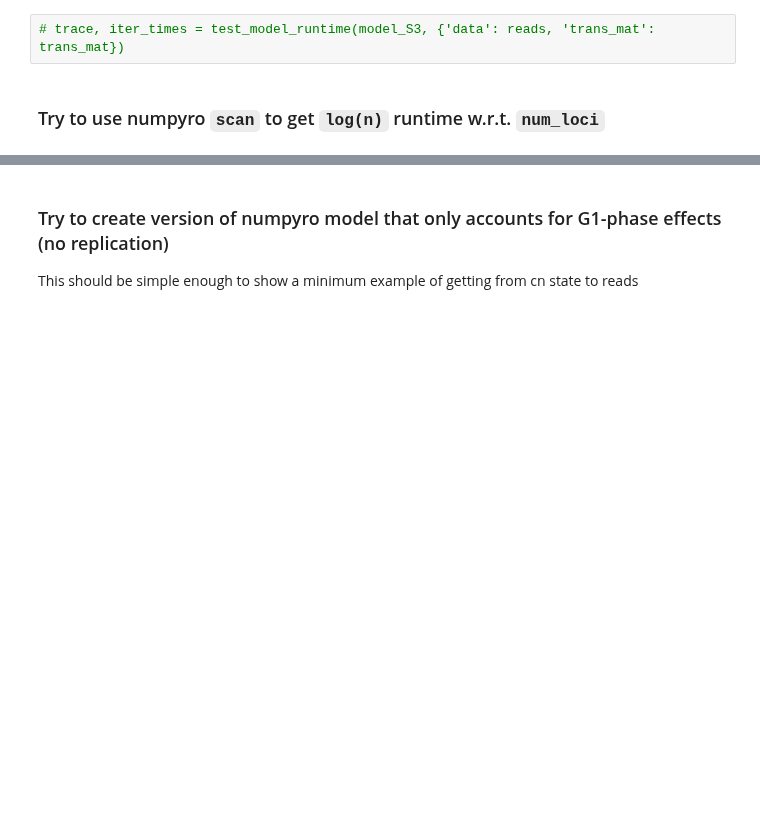
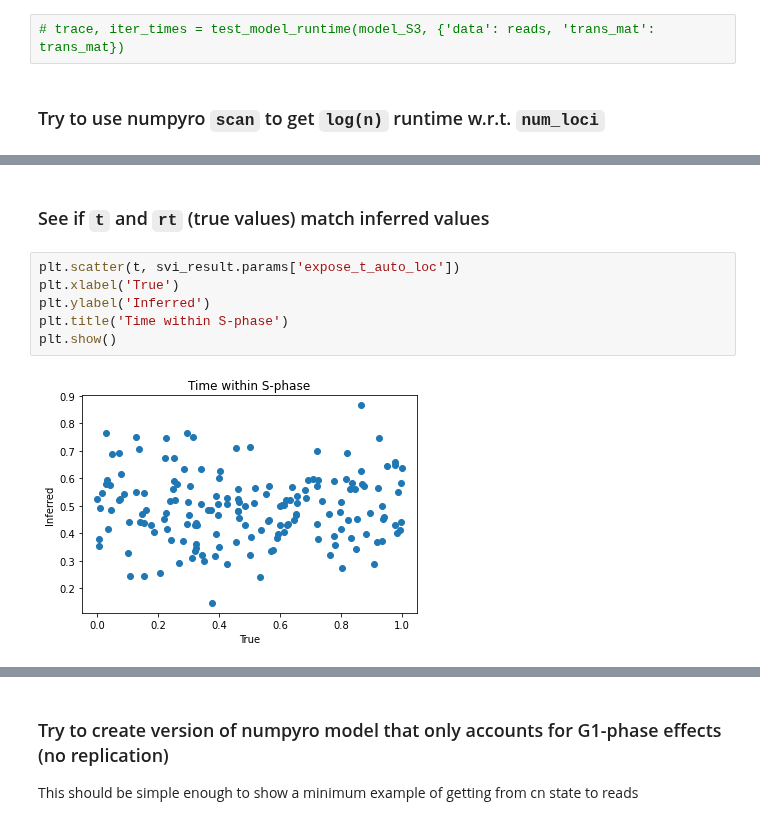
Before and after one commit to shahcompbio/scdna_replication_tools, a Jupyter notebook: notebooks/numpyro_simulate_s_runtime.ipynb, the cells around one changed output, grey strips where cells are left out. Cells and saved outputs as stored; diff of their text form; blank space fills up the shorter version.

```diff
--- a/notebooks/numpyro_simulate_s_runtime.ipynb
+++ b/notebooks/numpyro_simulate_s_runtime.ipynb
@@ -908,0 +888,10 @@ SVIRunResult(params={'expose_a_auto_loc': DeviceArray([9.323891], dtype=float32)
+# %% [markdown]
+### See if `t` and `rt` (true values) match inferred values
+# %%
+plt.scatter(t, svi_result.params['expose_t_auto_loc'])
+plt.xlabel('True')
+plt.ylabel('Inferred')
+plt.title('Time within S-phase')
+plt.show()
+# %% [output]
+[figure, added]
```
Also changed, not shown: parts of 14 cells of this notebook.
